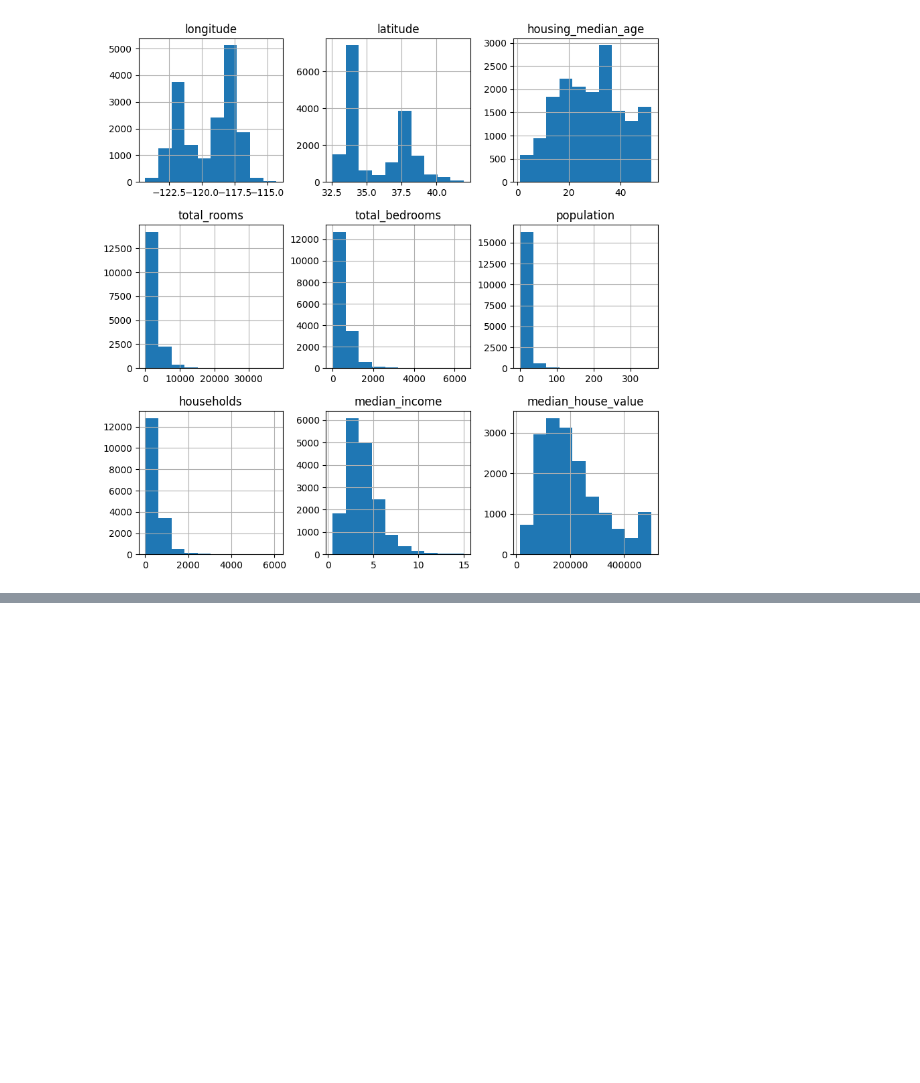
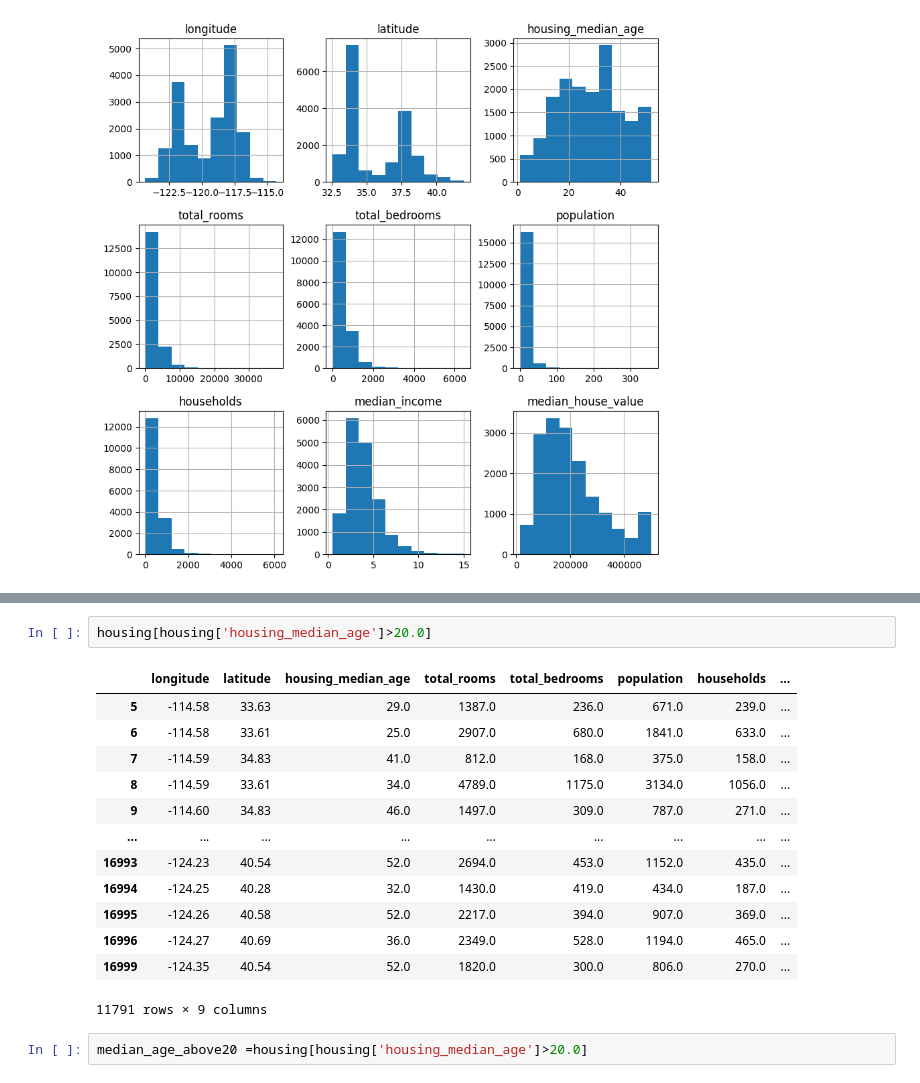
Before and after one commit to Aliyamkamila/Fundamental-Data-Science, a Jupyter notebook: Pandas.ipynb, the cells around one changed output, grey strips where cells are left out. Saved outputs shown, nothing was run; the diff lists cells and outputs as text; blank space fills up the shorter version.

```diff
--- a/Pandas.ipynb
+++ b/Pandas.ipynb
@@ -303,0 +381,18 @@ array([[<Axes: title={'center': 'longitude'}>,
+# %%
+housing[housing['housing_median_age']>20.0]
+# %% [output]
+|  | longitude | latitude | housing_median_age | total_rooms | total_bedrooms | population | households | ... |
+| 5 | -114.58 | 33.63 | 29.0 | 1387.0 | 236.0 | 671.0 | 239.0 | ... |
+| 6 | -114.58 | 33.61 | 25.0 | 2907.0 | 680.0 | 1841.0 | 633.0 | ... |
+| 7 | -114.59 | 34.83 | 41.0 | 812.0 | 168.0 | 375.0 | 158.0 | ... |
+| 8 | -114.59 | 33.61 | 34.0 | 4789.0 | 1175.0 | 3134.0 | 1056.0 | ... |
+| 9 | -114.60 | 34.83 | 46.0 | 1497.0 | 309.0 | 787.0 | 271.0 | ... |
+| ... | ... | ... | ... | ... | ... | ... | ... | ... |
+| 16993 | -124.23 | 40.54 | 52.0 | 2694.0 | 453.0 | 1152.0 | 435.0 | ... |
+| 16994 | -124.25 | 40.28 | 32.0 | 1430.0 | 419.0 | 434.0 | 187.0 | ... |
+| 16995 | -124.26 | 40.58 | 52.0 | 2217.0 | 394.0 | 907.0 | 369.0 | ... |
+| 16996 | -124.27 | 40.69 | 36.0 | 2349.0 | 528.0 | 1194.0 | 465.0 | ... |
+| 16999 | -124.35 | 40.54 | 52.0 | 1820.0 | 300.0 | 806.0 | 270.0 | ... |
+11791 rows × 9 columns
+# %%
+median_age_above20 =housing[housing['housing_median_age']>20.0]
```
Also changed, not shown: parts of 13 cells of this notebook.
